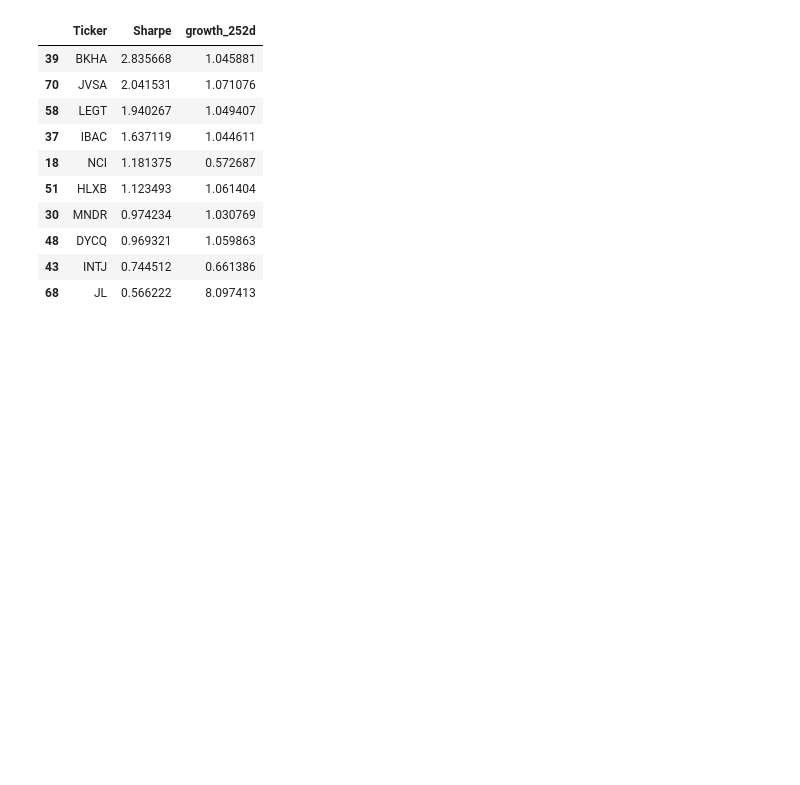
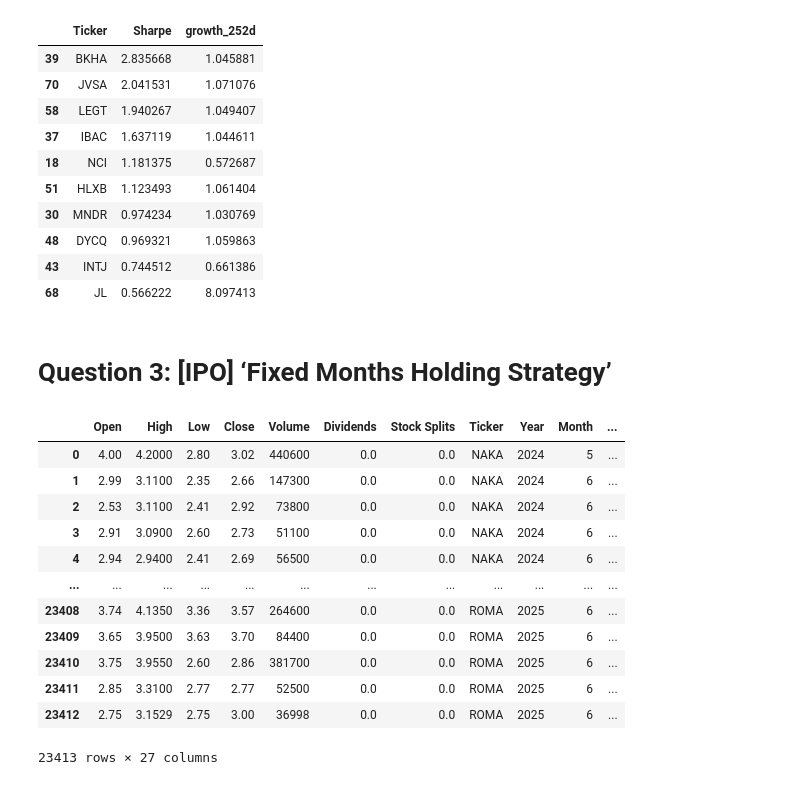
Before and after one commit to Kabalkina/stock_market_analytics_course, a Jupyter notebook: 02-dataframe-analysis/week2.ipynb, the cells around one changed output. Drawn from its saved outputs; the diff is of its cells as text; code cells hidden in the pictures; blank space fills up the shorter version.

```diff
--- a/02-dataframe-analysis/week2.ipynb
+++ b/02-dataframe-analysis/week2.ipynb
@@ -274,5 +274,5 @@ stocks_df.head().transpose()
 stocks_df['Sharpe'] = (stocks_df['growth_252d'] - 0.045) / stocks_df['volatility']
 # %%
 #Filter the DataFrame to keep data only for the trading day '2025-06-06'
-stocks_df = stocks_df[stocks_df['Date'].astype(str) == '2025-06-06'].reset_index(drop=True)
+stocks_df_filtered = stocks_df[stocks_df['Date'].astype(str) == '2025-06-06'].reset_index(drop=True)
 # %%
@@ -319,3 +319,21 @@ top_sharpe
 | 48 | DYCQ | 0.969321 | 1.059863 |
 | 43 | INTJ | 0.744512 | 0.661386 |
 | 68 | JL | 0.566222 | 8.097413 |
+# %% [markdown]
+# Question 3: [IPO] ‘Fixed Months Holding Strategy’
+# %%
+stocks_df
+# %% [output]
+|  | Open | High | Low | Close | Volume | Dividends | Stock Splits | Ticker | Year | Month | ... |
+| 0 | 4.00 | 4.2000 | 2.80 | 3.02 | 440600 | 0.0 | 0.0 | NAKA | 2024 | 5 | ... |
+| 1 | 2.99 | 3.1100 | 2.35 | 2.66 | 147300 | 0.0 | 0.0 | NAKA | 2024 | 6 | ... |
+| 2 | 2.53 | 3.1100 | 2.41 | 2.92 | 73800 | 0.0 | 0.0 | NAKA | 2024 | 6 | ... |
+| 3 | 2.91 | 3.0900 | 2.60 | 2.73 | 51100 | 0.0 | 0.0 | NAKA | 2024 | 6 | ... |
+| 4 | 2.94 | 2.9400 | 2.41 | 2.69 | 56500 | 0.0 | 0.0 | NAKA | 2024 | 6 | ... |
+| ... | ... | ... | ... | ... | ... | ... | ... | ... | ... | ... | ... |
+| 23408 | 3.74 | 4.1350 | 3.36 | 3.57 | 264600 | 0.0 | 0.0 | ROMA | 2025 | 6 | ... |
+| 23409 | 3.65 | 3.9500 | 3.63 | 3.70 | 84400 | 0.0 | 0.0 | ROMA | 2025 | 6 | ... |
+| 23410 | 3.75 | 3.9550 | 2.60 | 2.86 | 381700 | 0.0 | 0.0 | ROMA | 2025 | 6 | ... |
+| 23411 | 2.85 | 3.3100 | 2.77 | 2.77 | 52500 | 0.0 | 0.0 | ROMA | 2025 | 6 | ... |
+| 23412 | 2.75 | 3.1529 | 2.75 | 3.00 | 36998 | 0.0 | 0.0 | ROMA | 2025 | 6 | ... |
+23413 rows × 27 columns
```
Also changed, not shown: parts of 10 cells of this notebook.
